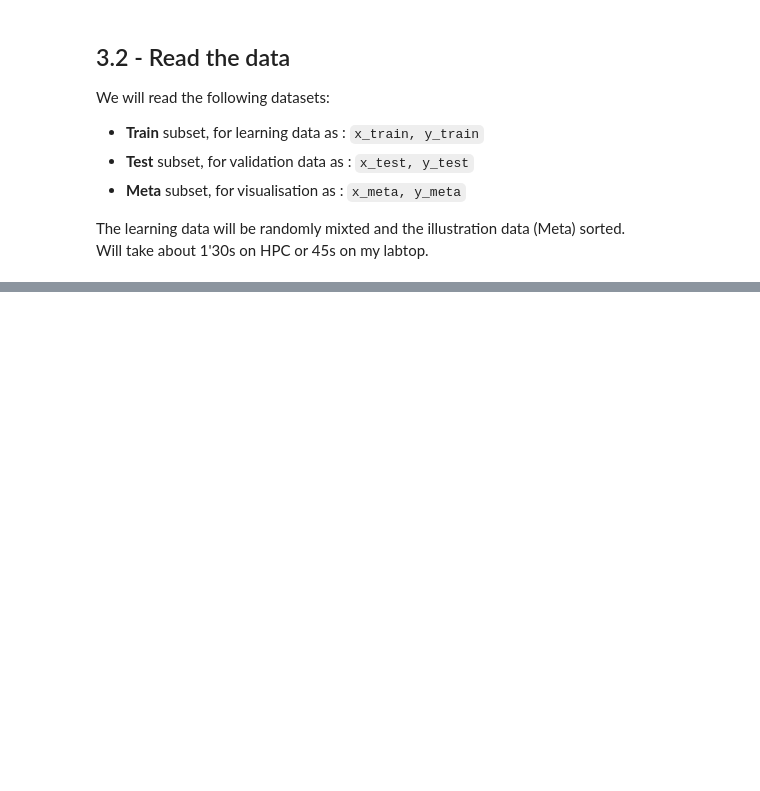
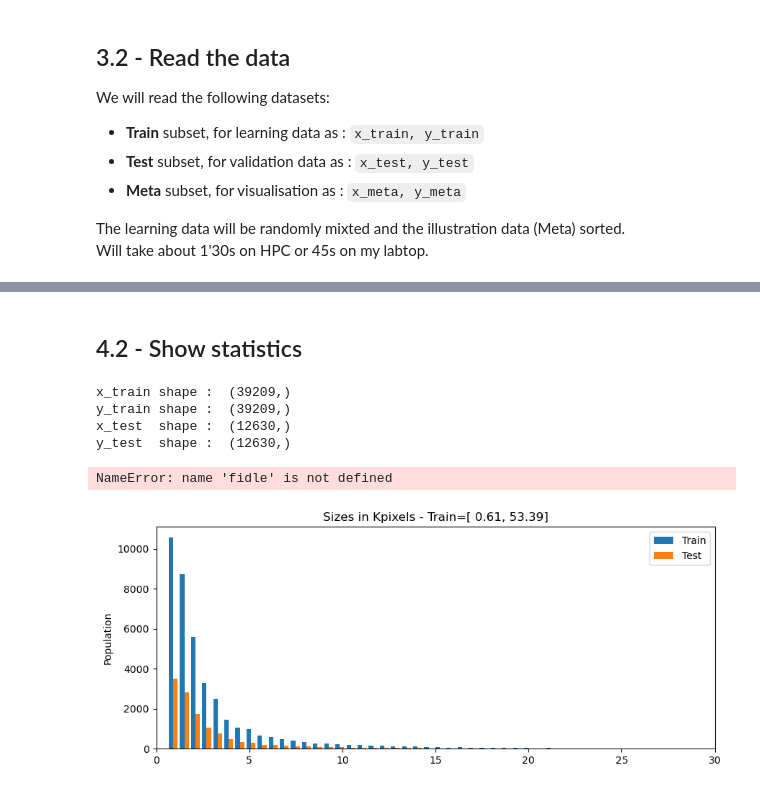
Before and after one commit to JulesUSG15/Apprentissage-Panneaux, a Jupyter notebook: Preparatio_data.ipynb, the cells around one changed output, grey strips where cells are left out. Drawn from its saved outputs; the diff is of its cells as text; code cells hidden in the pictures; blank space fills up the shorter version.

```diff
--- a/Preparatio_data.ipynb
+++ b/Preparatio_data.ipynb
@@ -82,13 +112,7 @@ A nice function for reading a dataset from an index.csv file.\
 Input: an intex.csv file\
 Output: an array of images ans an array of corresponding labels
 # %%
-from tqdm import tqdm  # Assurez-vous que cette ligne est présente en haut de votre script/notebook
-import pandas as pd
-from skimage import io
-import numpy as np
-import os
-
-def read_csv_dataset(csv_file, progress_verbosity=1):
+def read_csv_dataset(csv_file):
     '''
     Reads traffic sign data from German Traffic Sign Recognition Benchmark dataset.
     Arguments:
@@ -115,6 +139,3 @@ def read_csv_dataset(csv_file, progress_verbosity=1):
 
     # ---- Return
     return np.array(x, dtype=object), np.array(y)
-
-
-x, y = read_csv_dataset(f'data/GT-Test.csv', progress_verbosity=progress_verbosity)
@@ -133,13 +152,10 @@ Will take about 1'30s on HPC or 45s on my labtop.
 # Démarrer le chronomètre
 start_time = time.time()
 
-# Chemin vers les datasets, remplacez 'datasets_dir' par le chemin réel
-datasets_dir = 'data'
-
 # ---- Lire les datasets
-(x_train, y_train) = read_csv_dataset(f'{datasets_dir}/GT-Train.csv')
-(x_test, y_test) = read_csv_dataset(f'{datasets_dir}/GT-Test.csv')
-(x_meta, y_meta) = read_csv_dataset(f'{datasets_dir}/GT-Meta.csv')
+(x_train, y_train) = read_csv_dataset(f'GTSRB/origine/Train.csv')
+(x_test, y_test) = read_csv_dataset(f'GTSRB/origine/Test.csv')
+(x_meta, y_meta) = read_csv_dataset(f'GTSRB/origine/Meta.csv')
 
 # ---- Mélanger le jeu de données d'entraînement
 x_train, y_train = shuffle(x_train, y_train, random_state=0)
@@ -156,0 +202,60 @@ NameError: name 'tqdm' is not defined
+# %% [markdown]
+## 4.2 - Show statistics
+# %%
+figsize=(10,4)
+# ------ Global stuff
+print("x_train shape : ",x_train.shape)
+print("y_train shape : ",y_train.shape)
+print("x_test  shape : ",x_test.shape)
+print("y_test  shape : ",y_test.shape)
+
+# ------ Statistics / sizes
+plt.figure(figsize=figsize)
+plt.hist([train_size,test_size], bins=100)
+plt.gca().set(title='Sizes in Kpixels - Train=[{:5.2f}, {:5.2f}]'.format(min(train_size),max(train_size)),
+              ylabel='Population', xlim=[0,30])
+plt.legend(['Train','Test'])
+plt.savefig('01-stats-sizes.png')
+plt.show()
+
+# ------ Statistics / ratio lx/ly
+plt.figure(figsize=figsize)
+plt.hist([train_ratio,test_ratio], bins=100)
+plt.gca().set(title='Ratio lx/ly - Train=[{:5.2f}, {:5.2f}]'.format(min(train_ratio),max(train_ratio)),
+              ylabel='Population', xlim=[0.8,1.2])
+plt.legend(['Train','Test'])
+plt.savefig('02-stats-ratios.png')
+plt.show()
+
+# ------ Statistics / lx
+plt.figure(figsize=figsize)
+plt.hist([train_lx,test_lx], bins=100)
+plt.gca().set(title='Images lx - Train=[{:5.2f}, {:5.2f}]'.format(min(train_lx),max(train_lx)),
+              ylabel='Population', xlim=[20,150])
+plt.legend(['Train','Test'])
+plt.savefig('03-stats-lx.png')
+plt.show()
+
+# ------ Statistics / ly
+plt.figure(figsize=figsize)
+plt.hist([train_ly,test_ly], bins=100)
+plt.gca().set(title='Images ly - Train=[{:5.2f}, {:5.2f}]'.format(min(train_ly),max(train_ly)),
+              ylabel='Population', xlim=[20,150])
+plt.legend(['Train','Test'])
+plt.savefig('04-stats-ly.png')
+plt.show()
+
+# ------ Statistics / classId
+plt.figure(figsize=figsize)
+plt.hist([y_train,y_test], bins=43)
+plt.gca().set(title='ClassesId', ylabel='Population', xlim=[0,43])
+plt.legend(['Train','Test'])
+plt.savefig('05-stats-classes.png')
+plt.show()
+# %% [output]
+x_train shape :  (39209,)
+y_train shape :  (39209,)
+x_test  shape :  (12630,)
+y_test  shape :  (12630,)
+NameError: name 'fidle' is not defined
+[figure, added]
```
Also changed, not shown: parts of 8 cells of this notebook, 9 other files.
